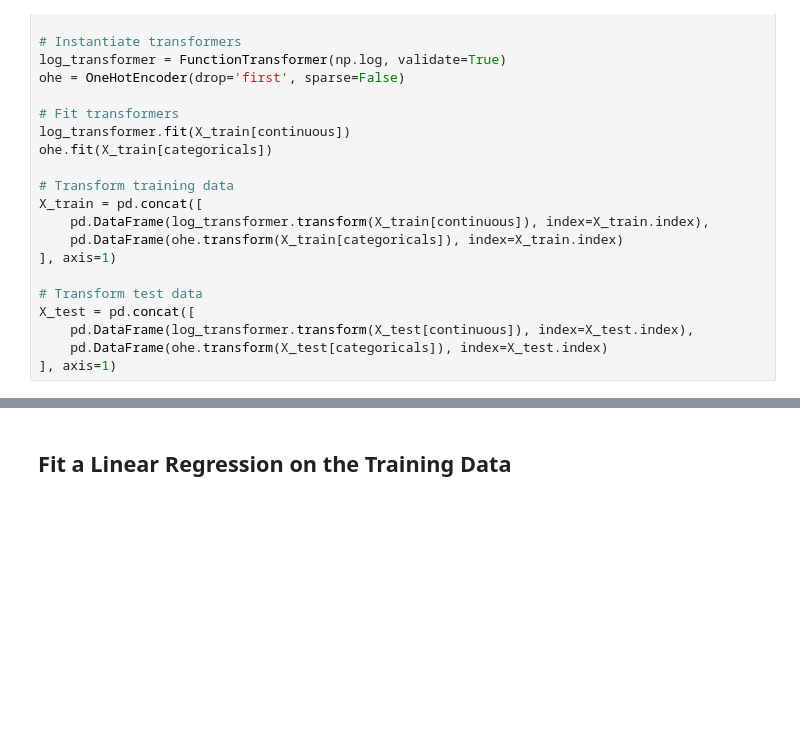
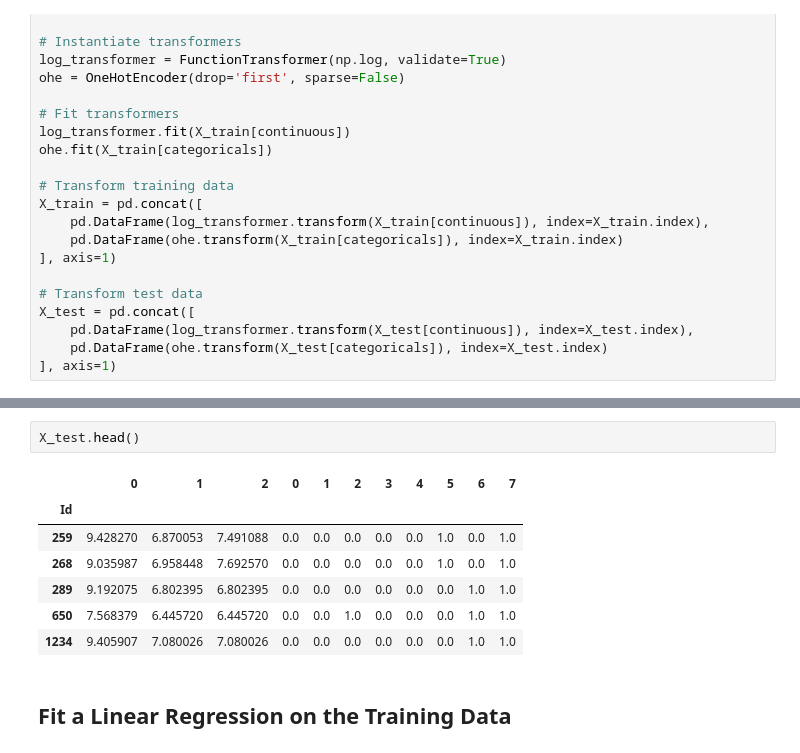
Before and after one commit to engige/dsc-regression-model-validation-lab, a Jupyter notebook: index.ipynb, the cells around one changed output, grey strips where cells are left out. Saved outputs shown, nothing was run; the diff lists cells and outputs as text; blank space fills up the shorter version.

```diff
--- a/index.ipynb
+++ b/index.ipynb
@@ -82,3 +92,13 @@ X_test = pd.concat([
+# %%
+X_test.head()
+# %% [output]
+|  | 0 | 1 | 2 | 0 | 1 | 2 | 3 | 4 | 5 | 6 | 7 |
+| Id |  |  |  |  |  |  |  |  |  |  |  |
+| 259 | 9.428270 | 6.870053 | 7.491088 | 0.0 | 0.0 | 0.0 | 0.0 | 0.0 | 1.0 | 0.0 | 1.0 |
+| 268 | 9.035987 | 6.958448 | 7.692570 | 0.0 | 0.0 | 0.0 | 0.0 | 0.0 | 1.0 | 0.0 | 1.0 |
+| 289 | 9.192075 | 6.802395 | 6.802395 | 0.0 | 0.0 | 0.0 | 0.0 | 0.0 | 0.0 | 1.0 | 1.0 |
+| 650 | 7.568379 | 6.445720 | 6.445720 | 0.0 | 0.0 | 1.0 | 0.0 | 0.0 | 0.0 | 1.0 | 1.0 |
+| 1234 | 9.405907 | 7.080026 | 7.080026 | 0.0 | 0.0 | 0.0 | 0.0 | 0.0 | 0.0 | 1.0 | 1.0 |
 # %% [markdown]
 ## Fit a Linear Regression on the Training Data
 # %%
```
Also changed, not shown: parts of 1 cell of this notebook.
